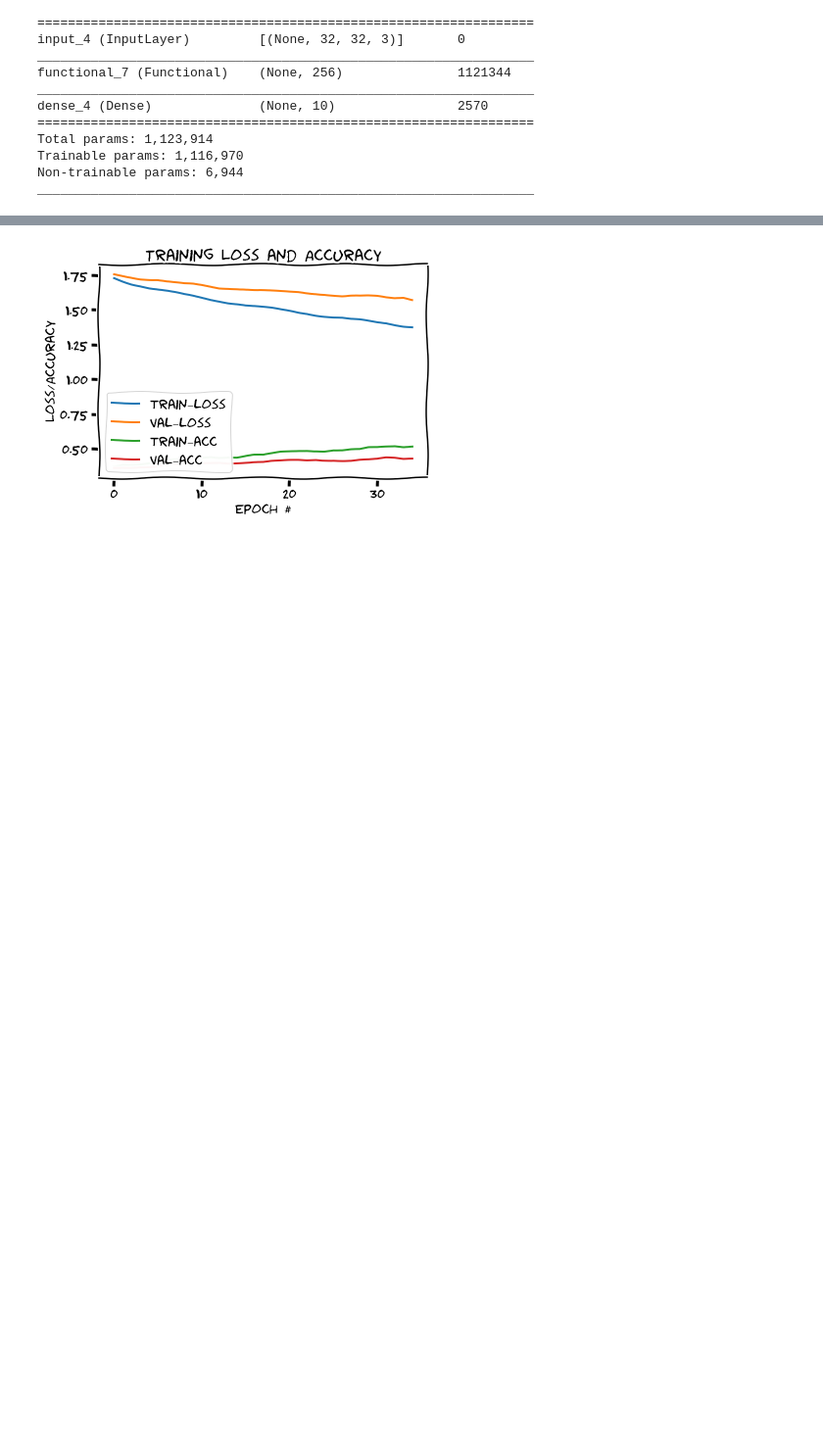
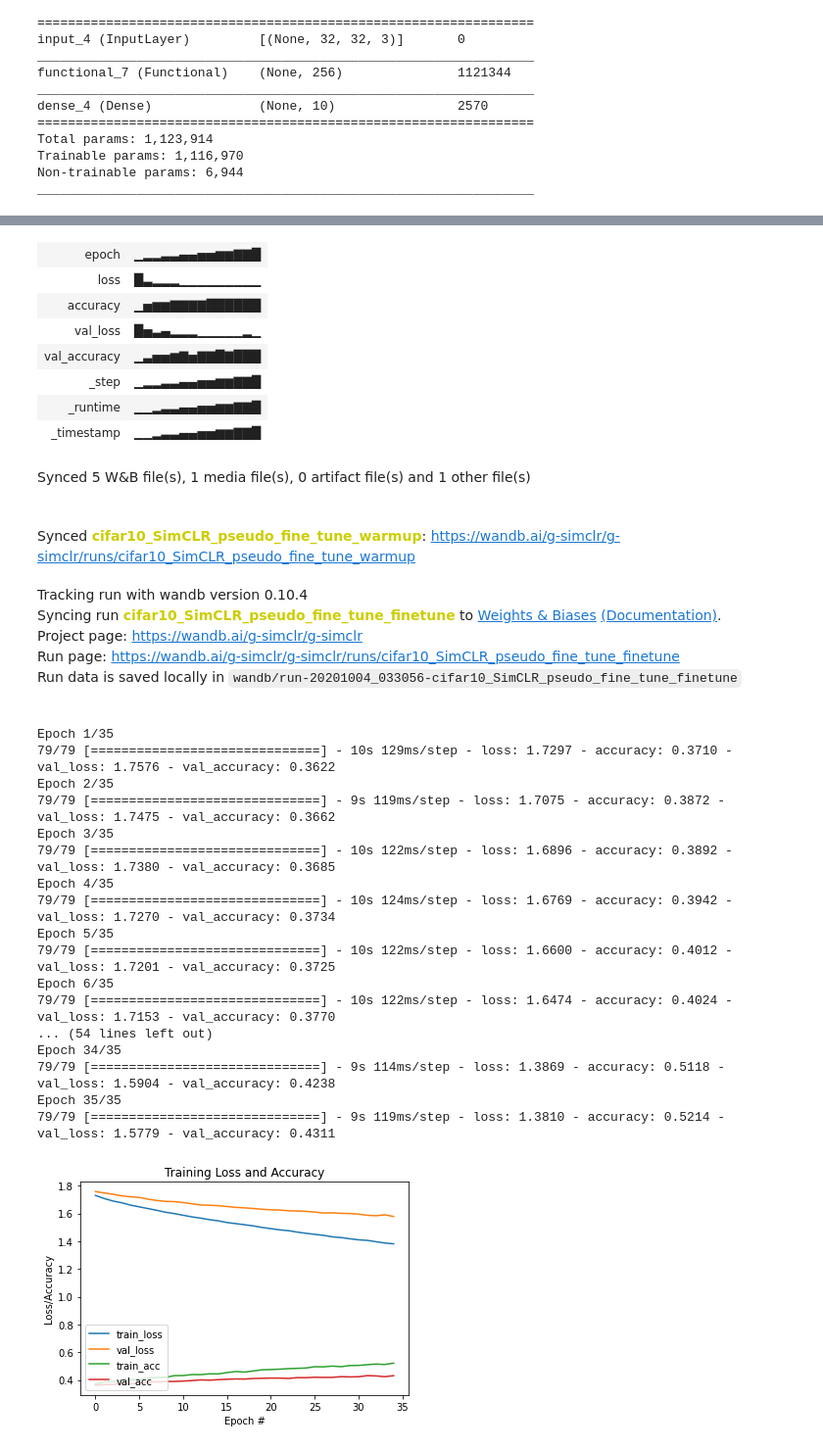
Before and after one commit to ariG23498/G-SimCLR, a Jupyter notebook: CIFAR10/SimCLR_Pseudo_Labels/Fine_Tune_10_Perc.ipynb, the cells around one changed output, grey strips where cells are left out. Shown at 98% size. Cells and saved outputs as stored; diff of their text form; code cells hidden in the pictures; blank space fills up the shorter version.

Commit message:
wandb added and xkcd removed

```diff
--- a/CIFAR10/SimCLR_Pseudo_Labels/Fine_Tune_10_Perc.ipynb
+++ b/CIFAR10/SimCLR_Pseudo_Labels/Fine_Tune_10_Perc.ipynb
@@ -145,16 +170,15 @@ Non-trainable params: 6,944
 _________________________________________________________________
 # %%
 def plot_training(H):
-	with plt.xkcd():
-		plt.plot(H.history["loss"], label="train_loss")
-		plt.plot(H.history["val_loss"], label="val_loss")
-		plt.plot(H.history["accuracy"], label="train_acc")
-		plt.plot(H.history["val_accuracy"], label="val_acc")
-		plt.title("Training Loss and Accuracy")
-		plt.xlabel("Epoch #")
-		plt.ylabel("Loss/Accuracy")
-		plt.legend(loc="lower left")
-		plt.show()
+	plt.plot(H.history["loss"], label="train_loss")
+	plt.plot(H.history["val_loss"], label="val_loss")
+	plt.plot(H.history["accuracy"], label="train_acc")
+	plt.plot(H.history["val_accuracy"], label="val_acc")
+	plt.title("Training Loss and Accuracy")
+	plt.xlabel("Epoch #")
+	plt.ylabel("Loss/Accuracy")
+	plt.legend(loc="lower left")
+	plt.show()
 # %%
 # Encoder model with no projection
 extractor = Model(resnet_simclr.input, resnet_simclr.layers[-6].output) # weights are already loaded
@@ -178,10 +202,12 @@ model = get_training_model()
 model.compile(loss="sparse_categorical_crossentropy", metrics=["accuracy"],
                      optimizer='adam')
 
+wandb.init(entity="g-simclr", project="g-simclr", id="cifar10_SimCLR_pseudo_fine_tune_warmup")
+
 history = model.fit(x_train_frac, y_train_frac,
                  validation_data=(x_test, y_test),
                  batch_size=64,
                  epochs=35,
-                 callbacks=[es])
+                 callbacks=[es, WandbCallback()])
 plot_training(history)
 # %% [output]
@@ -226,11 +258,11 @@ _________________________________________________________________
 # %%
 model.compile(loss="sparse_categorical_crossentropy", metrics=["accuracy"],
                      optimizer=tf.keras.optimizers.Adam(1e-5)) # Low learning rate
-
+wandb.init(entity="g-simclr", project="g-simclr", id="cifar10_SimCLR_pseudo_fine_tune_finetune")
 history = model.fit(x_train_frac, y_train_frac,
                  validation_data=(x_test, y_test),
                  batch_size=64,
                  epochs=35,
-                 callbacks=[es])
+                 callbacks=[es, WandbCallback()])
 plot_training(history)
 # %% [output]
@@ -254 +286,33 @@ Epoch 35/35
+| epoch | ▁▂▂▃▃▄▄▅▅▆▆▇▇█ |
+| loss | █▃▂▂▂▁▁▁▁▁▁▁▁▁ |
+| accuracy | ▁▅▆▆▇▇▇▇██████ |
+| val_loss | █▅▃▄▂▂▂▁▁▁▁▁▂▁ |
+| val_accuracy | ▁▃▅▅▆▇▅▇▇█▇███ |
+| _step | ▁▂▂▃▃▄▄▅▅▆▆▇▇█ |
+| _runtime | ▁▁▂▃▃▄▄▅▅▆▆▇▇█ |
+| _timestamp | ▁▁▂▃▃▄▄▅▅▆▆▇▇█ |
+Synced 5 W&B file(s), 1 media file(s), 0 artifact file(s) and 1 other file(s)
+Synced cifar10_SimCLR_pseudo_fine_tune_warmup: https://wandb.ai/g-simclr/g-simclr/runs/cifar10_SimCLR_pseudo_fine_tune_warmup
+Tracking run with wandb version 0.10.4
+Syncing run cifar10_SimCLR_pseudo_fine_tune_finetune to Weights & Biases (Documentation).
+Project page: https://wandb.ai/g-simclr/g-simclr
+Run page: https://wandb.ai/g-simclr/g-simclr/runs/cifar10_SimCLR_pseudo_fine_tune_finetune
+Run data is saved locally in wandb/run-20201004_033056-cifar10_SimCLR_pseudo_fine_tune_finetune
+Epoch 1/35
+79/79 [==============================] - 10s 129ms/step - loss: 1.7297 - accuracy: 0.3710 - val_loss: 1.7576 - val_accuracy: 0.3622
+Epoch 2/35
+79/79 [==============================] - 9s 119ms/step - loss: 1.7075 - accuracy: 0.3872 - val_loss: 1.7475 - val_accuracy: 0.3662
+Epoch 3/35
+79/79 [==============================] - 10s 122ms/step - loss: 1.6896 - accuracy: 0.3892 - val_loss: 1.7380 - val_accuracy: 0.3685
+Epoch 4/35
+79/79 [==============================] - 10s 124ms/step - loss: 1.6769 - accuracy: 0.3942 - val_loss: 1.7270 - val_accuracy: 0.3734
+Epoch 5/35
+79/79 [==============================] - 10s 122ms/step - loss: 1.6600 - accuracy: 0.4012 - val_loss: 1.7201 - val_accuracy: 0.3725
+Epoch 6/35
+79/79 [==============================] - 10s 122ms/step - loss: 1.6474 - accuracy: 0.4024 - val_loss: 1.7153 - val_accuracy: 0.3770
+... (54 lines left out)
+Epoch 34/35
+79/79 [==============================] - 9s 114ms/step - loss: 1.3869 - accuracy: 0.5118 - val_loss: 1.5904 - val_accuracy: 0.4238
+Epoch 35/35
+79/79 [==============================] - 9s 119ms/step - loss: 1.3810 - accuracy: 0.5214 - val_loss: 1.5779 - val_accuracy: 0.4311
-[figure, old version]
+[figure, new version]
```
Also changed, not shown: parts of 10 cells of this notebook.
